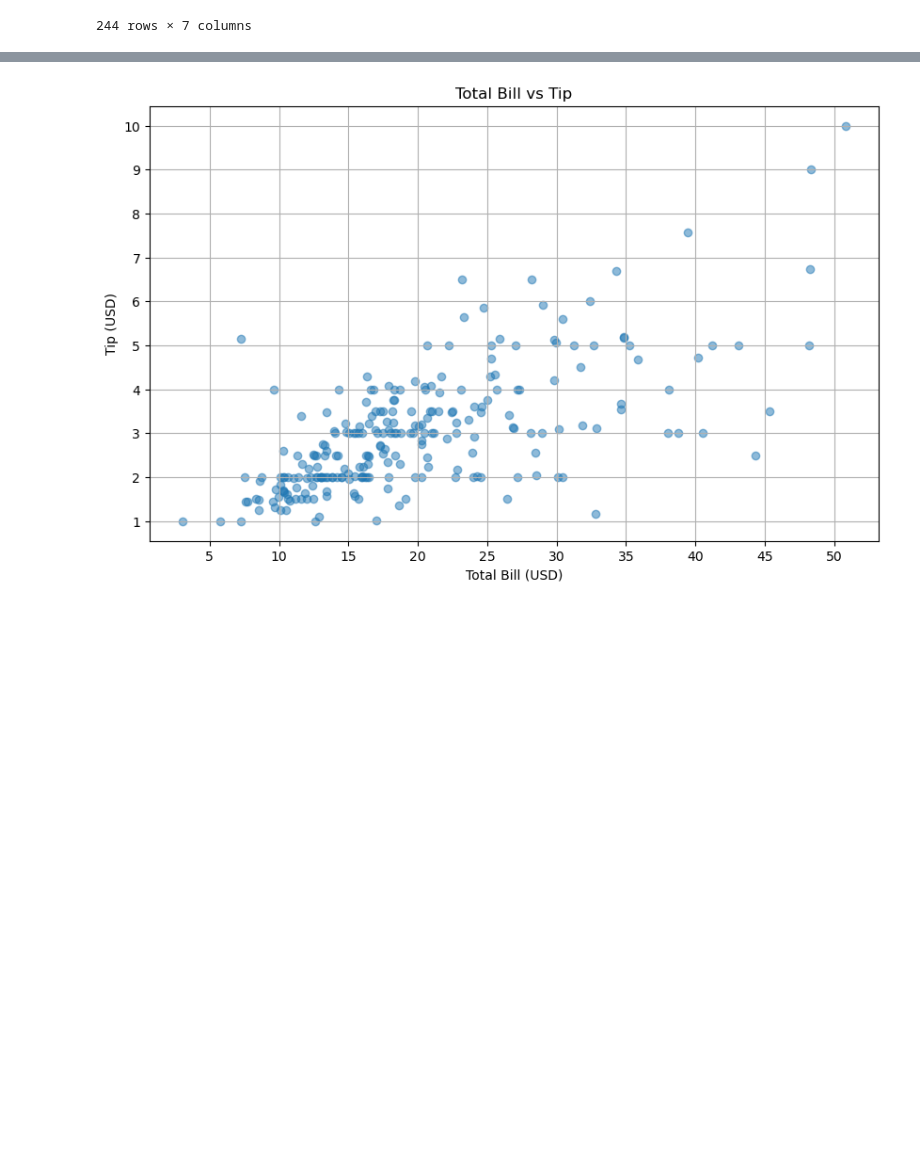
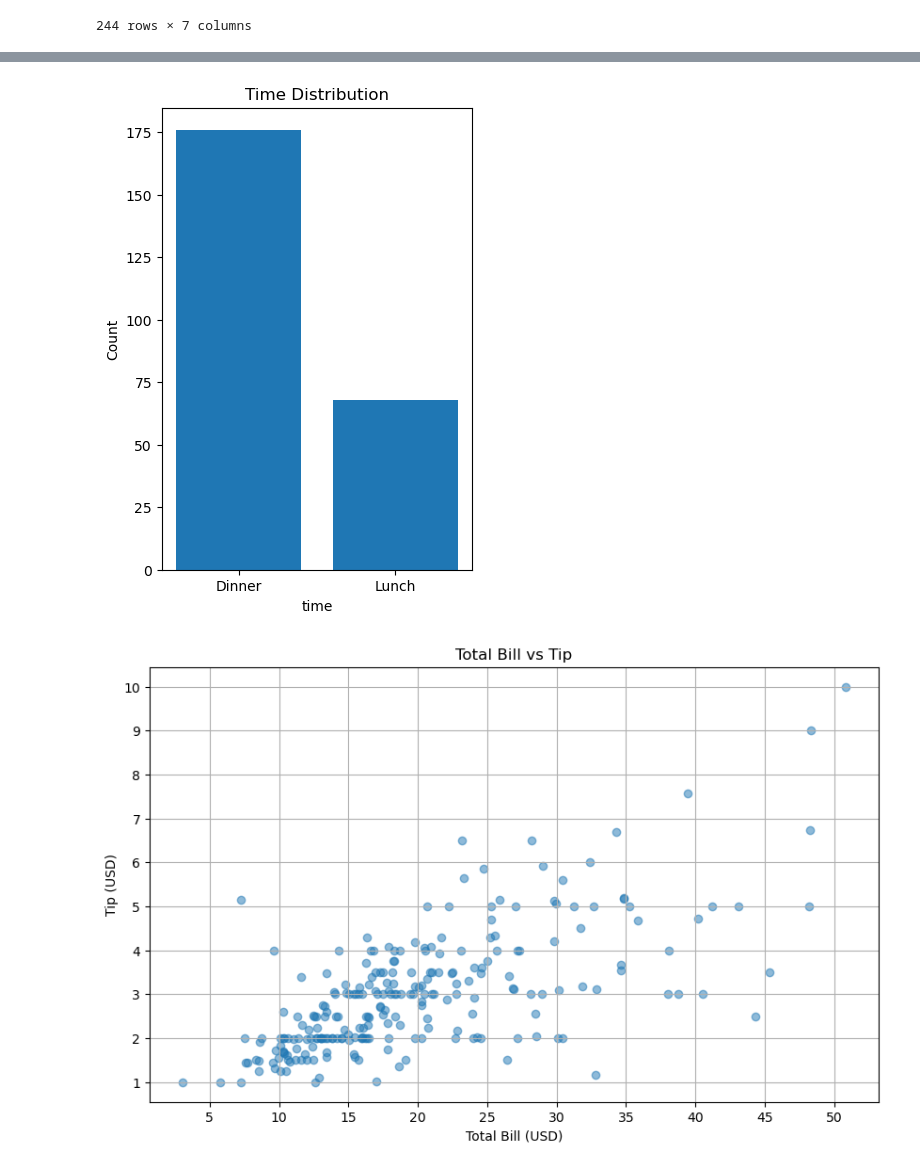
Before and after one commit to l007l/112-2-Programming-Language, a Jupyter notebook: HW2/資料視覺化.ipynb, the cells around one changed output, grey strips where cells are left out. Cells and saved outputs as stored; diff of their text form; code cells hidden in the pictures; blank space fills up the shorter version.

```diff
--- a/HW2/資料視覺化.ipynb
+++ b/HW2/資料視覺化.ipynb
@@ -28,3 +63,15 @@ import matplotlib.ticker as ticker
+# %%
+#以直方圖顯示顧客光顧餐廳的時間
+time_counts = df['time'].value_counts()
+
+plt.figure(figsize=(4, 6))
+plt.bar(time_counts.index, time_counts.values)
+plt.title('Time Distribution')
+plt.xlabel('time')
+plt.ylabel('Count')
+plt.show()
+# %% [output]
+[figure, added]
 # %%
 #創建圖表大小（尺寸為英吋，這裡的 10 和 6 分別代表圖表的寬度和高度）
 plt.figure(figsize=(10, 6))
```
Also changed, not shown: parts of 5 cells of this notebook.
